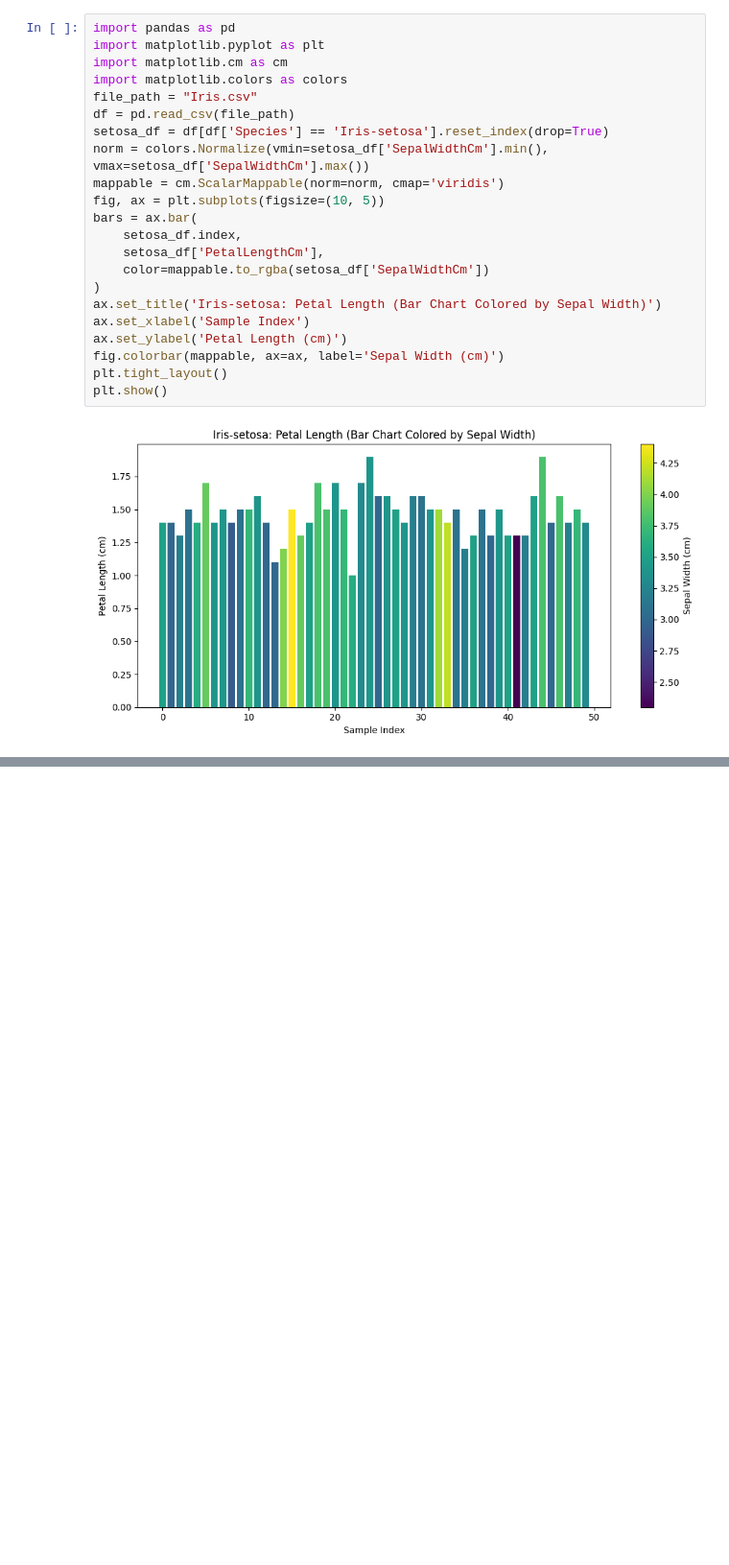
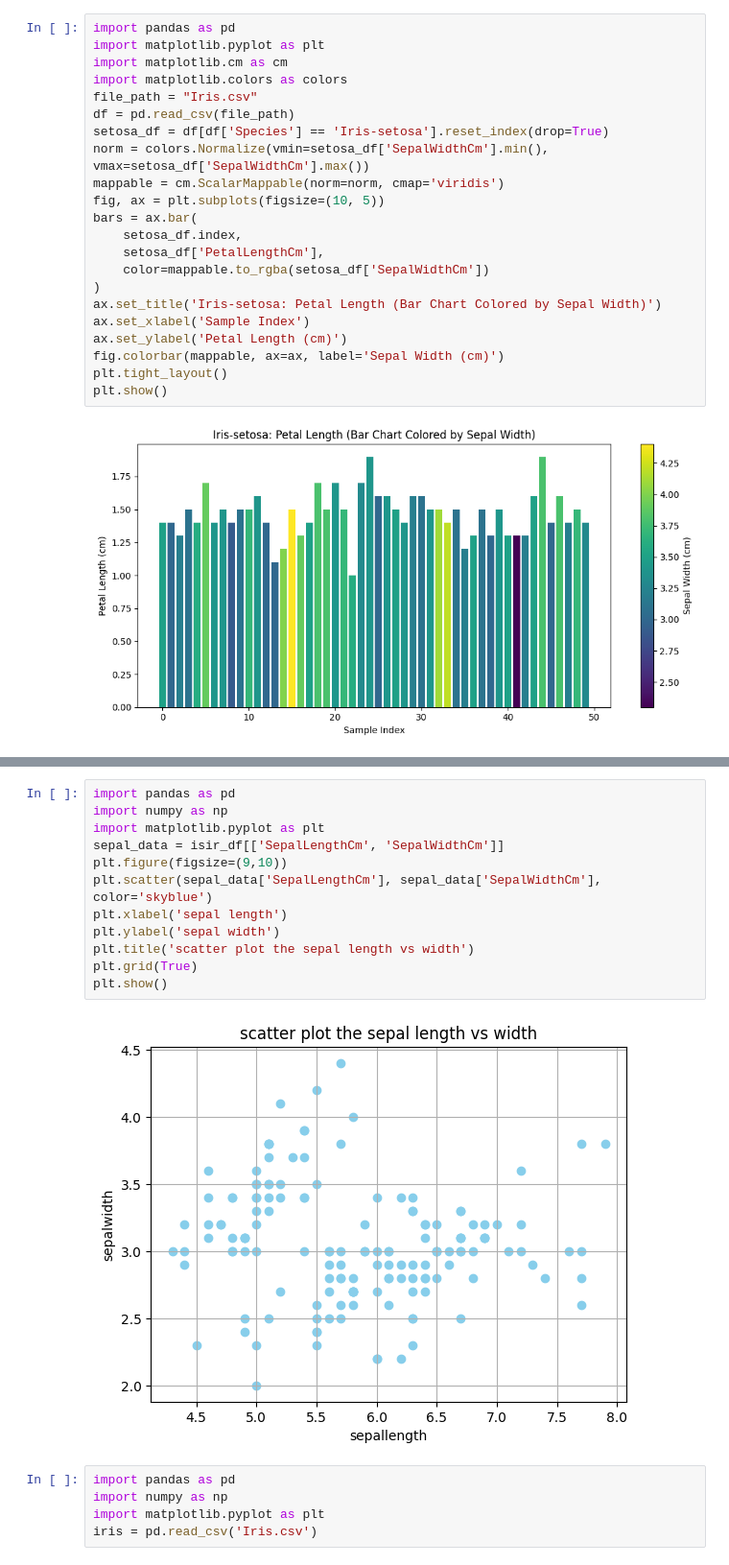
Before and after one commit to Nohan28/aiml, a Jupyter notebook: nohan23CS028.ipynb, the cells around one changed output, grey strips where cells are left out. Shown at 96% size. Cells and saved outputs as stored; diff of their text form; blank space fills up the shorter version.

```diff
--- a/nohan23CS028.ipynb
+++ b/nohan23CS028.ipynb
@@ -888,0 +916,19 @@ plt.show()
+# %%
+import pandas as pd
+import numpy as np
+import matplotlib.pyplot as plt
+sepal_data = isir_df[['SepalLengthCm', 'SepalWidthCm']]
+plt.figure(figsize=(9,10))
+plt.scatter(sepal_data['SepalLengthCm'], sepal_data['SepalWidthCm'], color='skyblue')
+plt.xlabel('sepal length')
+plt.ylabel('sepal width')
+plt.title('scatter plot the sepal length vs width')
+plt.grid(True)
+plt.show()
+# %% [output]
+[figure, added]
+# %%
+import pandas as pd
+import numpy as np
+import matplotlib.pyplot as plt
+iris = pd.read_csv('Iris.csv')
```
Also changed, not shown: parts of 3 cells of this notebook.
